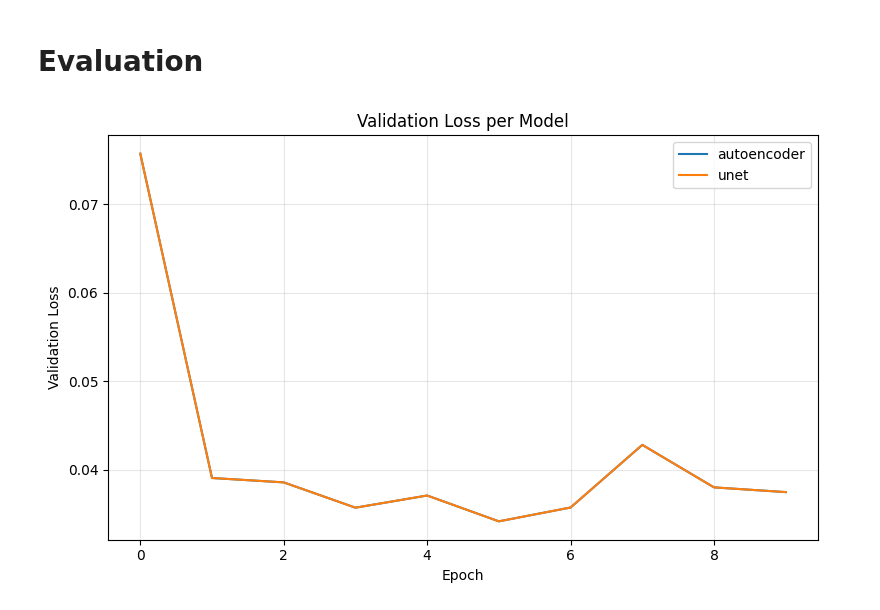
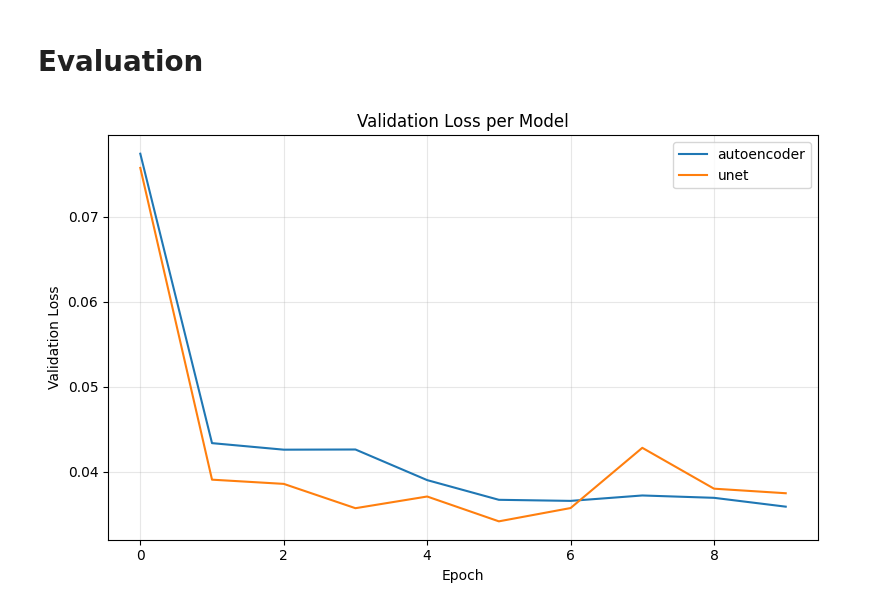
Before and after one commit to MicheleMarschner/Inpainting-with-deep-learning, a Jupyter notebook: notebooks/inpainting-v01.ipynb, the cells around one changed output. Cells and saved outputs as stored; diff of their text form; code cells hidden in the pictures.

```diff
--- a/notebooks/inpainting-v01.ipynb
+++ b/notebooks/inpainting-v01.ipynb
@@ -1234,27 +1233,35 @@ def load_model(model, model_path, device=DEVICE):
     return model
 # %%
 def get_model(ModelCls, hyper_params, dir=CODE_ROOT, name="autoencoder", train_loader=train_loader, val_loader=val_loader):
+    """
+    Load existing checkpoint+results if available; otherwise train, save, and return the
+    best frozen model.
+    """
 
     model_path = dir / f"{CHECKPOINTS_DIR}/inpaint_{name}.pt"
     results_path = dir / f"outputs/results_{name}.json"
 
+    # Check for existing artifacts (Lazy Loading)
     if model_path.exists() and results_path.exists():
 
         with open(results_path, "r") as f:
             results = json.load(f)
 
     else:
+        # Trigger full training pipeline
         results, model, opt = run_experiment(ModelCls, hyper_params, num_samples=NUM_SAMPLES, name=name,
                                              train_loader=train_loader, val_loader=val_loader)
-        cleanup(model, opt)
+        cleanup(model, opt)     # Free up GPU memory immediately after training which prevents OOM errors
         wandb.finish()
 
+        # Persist computed metrics to disk
         out_dir = WORK_ROOT / "outputs"
         out_dir.mkdir(exist_ok=True)
 
         with open(out_dir / "results_autoencoder.json", "w") as f:
             json.dump(results, f, indent=2)
 
+    # Re-instantiate a clean model architecture and load the best weights (Frozen state)
     print("Load model...")
     base = hyper_params["base"]
     model = ModelCls(base=base).to(DEVICE)
@@ -1262,13 +1269,15 @@ def get_model(ModelCls, hyper_params, dir=CODE_ROOT, name="autoencoder", train_l
 
     return results, model
 # %%
+# Bundle hyperparameters in one dict so experiments are easy to reproduce and compare
 hyper_params = {
     "lr": LR,
     "base": BASE,
     "epochs": EPOCHS
 }
 
-results, best_autoencoder = get_model(ModelCls=InpaintAutoEncoder, hyper_params=hyper_params,
+# Run experiment
+results_autoencoder, best_autoencoder = get_model(ModelCls=InpaintAutoEncoder, hyper_params=hyper_params,
                                dir=CODE_ROOT, name="autoencoder",
                                train_loader=train_loader, val_loader=val_loader)
 # %% [output]
@@ -1355,9 +1326,8 @@ cleanup(best_autoencoder)
 # %%
 class DownWithSkip(nn.Module):
     """
-    Return both:
-      skip: features before pooling (for skip connection)
-      x: pooled features
+    Encoder block that preserves spatial features before downsampling.
+    Returns the high-res feature map, sent across to decoder and the downsampled feature map.
     """
     def __init__(self, in_ch, out_ch):
         super().__init__()
@@ -1372,26 +1342,28 @@ class DownWithSkip(nn.Module):
 
 class UpWithSkip(nn.Module):
     """
+    Decoder block that fuses global context with local details.
     Upsample -> (optional pad) -> concat with skip -> DoubleConv
     """
     def __init__(self, in_ch, out_ch, skip_ch):
         super().__init__()
         self.up = nn.Upsample(scale_factor=2, mode="nearest")
         self.reduce = nn.Conv2d(in_ch, out_ch, kernel_size=1)       # [B, in_ch, H, W] → [B, out_ch, H, W]
-        self.conv = DoubleConvBlock(out_ch + skip_ch, out_ch)                 # After concat: out_ch + skip_ch channels
+        self.conv = DoubleConvBlock(out_ch + skip_ch, out_ch)       # After concat: out_ch + skip_ch channels
 
     def forward(self, x, skip):
         x = self.up(x)
         x = self.reduce(x)
 
-        # handle odd size mismatches robustly
+        # handle odd size mismatches of inputs robustly by padding the upsampled feature to match size of the skip
         diffY = skip.size(2) - x.size(2)
         diffX = skip.size(3) - x.size(3)
         if diffY != 0 or diffX != 0:
             x = F.pad(x, [diffX // 2, diffX - diffX // 2,
                           diffY // 2, diffY - diffY // 2])
 
-        x = torch.cat([skip, x], dim=1)
+        # Concatenate along channel dimension (dim=1)
+        x = torch.cat([skip, x], dim=1)         # (B, C_up+C_skip, H, W)
 
         return self.conv(x)
 
@@ -1404,11 +1376,13 @@ class InpaintUNet(nn.Module):
     """
     def __init__(self, in_ch=4, out_ch=3, base=64):
         super().__init__()
+        # Encoder: Capture context AND save details (skips)
         self.e1 = DownWithSkip(in_ch, base)         # 256 -> 128
         self.e2 = DownWithSkip(base, base*2)    # 128 -> 64
         self.e3 = DownWithSkip(base*2, base*4)  # 64 -> 32
         self.e4 = DownWithSkip(base*4, base*8)  # 32 -> 16
 
+        # Bottleneck: Deepest semantic representation
         self.bottleneck = DoubleConvBlock(base*8, base*16)   # 16 -> 16
 
         self.d4 = UpWithSkip(base*16, base*8, base*8)   # 16 -> 32
@@ -1419,6 +1393,7 @@ class InpaintUNet(nn.Module):
         self.head = nn.Conv2d(base, out_ch, kernel_size=1)
 
     def forward(self, x_in):
+        # Downsample path (Saving s1, s2, s3, s4)
         s1, x = self.e1(x_in)           # [B,4,H,W]
         s2, x = self.e2(x)
         s3, x = self.e3(x)
@@ -1426,6 +1401,7 @@ class InpaintUNet(nn.Module):
 
         x = self.bottleneck(x)
 
+        # Upsample path (Injecting s4, s3, s2, s1)
         x = self.d4(x, s4)
         x = self.d3(x, s3)
         x = self.d2(x, s2)
@@ -1434,13 +1410,15 @@ class InpaintUNet(nn.Module):
         score = self.head(x)  # [B,3,H,W] (logits)
         return score
 # %%
+# Bundle hyperparameters in one dict so experiments are easy to reproduce and compare
 hyper_params = {
     "lr": LR,
     "base": BASE,
     "epochs": EPOCHS
 }
 
-results, best_unet = get_model(ModelCls=InpaintUNet, hyper_params=hyper_params,
+# Run experiment
+results_unet, best_unet = get_model(ModelCls=InpaintUNet, hyper_params=hyper_params,
                                dir=CODE_ROOT, name="unet",
                                train_loader=train_loader, val_loader=val_loader)
 # %% [output]
@@ -1462,11 +1442,11 @@ cleanup(best_unet)
 # Evaluation
 # %%
 loss_dict = {
-    "autoencoder": results["val_mae"],
-    "unet": results["val_mae"],
+    "autoencoder": results_autoencoder["val_mae"],
+    "unet": results_unet["val_mae"],
     }
 
 fig, ax = plot_val_losses(loss_dict, title="Validation Loss per Model")
 plt.show()
 # %% [output]
-[figure, old version]
+[figure, new version]
```
Also changed, not shown: parts of 31 cells of this notebook.
